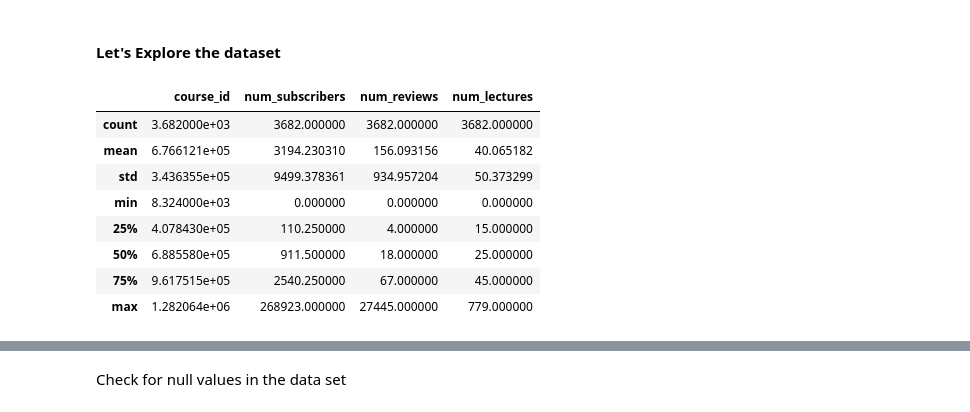
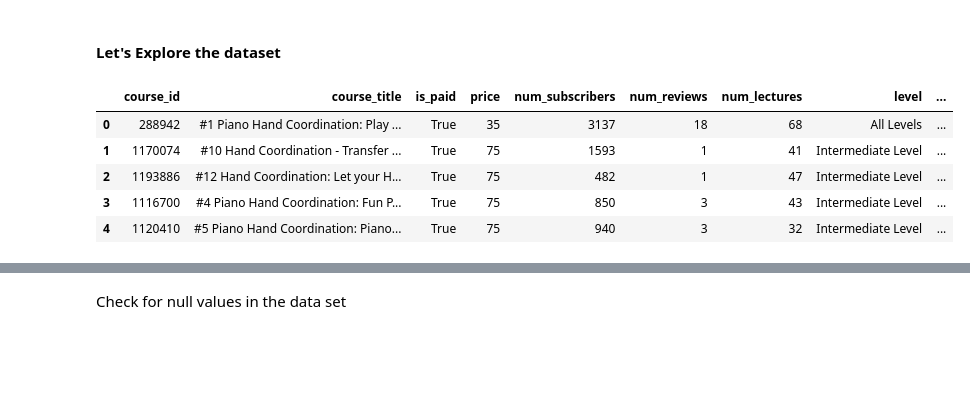
Before and after one commit to Chirag529/Udemy_Courses_Analysis, a Jupyter notebook: main.ipynb, the cells around one changed output, grey strips where cells are left out. Saved outputs shown, nothing was run; the diff lists cells and outputs as text; code cells hidden in the pictures; blank space fills up the shorter version.

```diff
--- a/main.ipynb
+++ b/main.ipynb
@@ -75,14 +54,12 @@ print(df.head(5))
 # %% [markdown]
 #### Let's Explore the dataset
-# %%
-df.describe()
-# %% [output]
-|  | course_id | num_subscribers | num_reviews | num_lectures |
-| count | 3.682000e+03 | 3682.000000 | 3682.000000 | 3682.000000 |
-| mean | 6.766121e+05 | 3194.230310 | 156.093156 | 40.065182 |
-| std | 3.436355e+05 | 9499.378361 | 934.957204 | 50.373299 |
-| min | 8.324000e+03 | 0.000000 | 0.000000 | 0.000000 |
-| 25% | 4.078430e+05 | 110.250000 | 4.000000 | 15.000000 |
-| 50% | 6.885580e+05 | 911.500000 | 18.000000 | 25.000000 |
-| 75% | 9.617515e+05 | 2540.250000 | 67.000000 | 45.000000 |
-| max | 1.282064e+06 | 268923.000000 | 27445.000000 | 779.000000 |
+# %%
+# Print the top 5 lines of the  file.
+df.head(5)
+# %% [output]
+|  | course_id | course_title | is_paid | price | num_subscribers | num_reviews | num_lectures | level | ... |
+| 0 | 288942 | #1 Piano Hand Coordination: Play ... | True | 35 | 3137 | 18 | 68 | All Levels | ... |
+| 1 | 1170074 | #10 Hand Coordination - Transfer ... | True | 75 | 1593 | 1 | 41 | Intermediate Level | ... |
+| 2 | 1193886 | #12 Hand Coordination: Let your H... | True | 75 | 482 | 1 | 47 | Intermediate Level | ... |
+| 3 | 1116700 | #4 Piano Hand Coordination: Fun P... | True | 75 | 850 | 3 | 43 | Intermediate Level | ... |
+| 4 | 1120410 | #5 Piano Hand Coordination: Piano... | True | 75 | 940 | 3 | 32 | Intermediate Level | ... |
```
Also changed, not shown: parts of 19 cells of this notebook.
